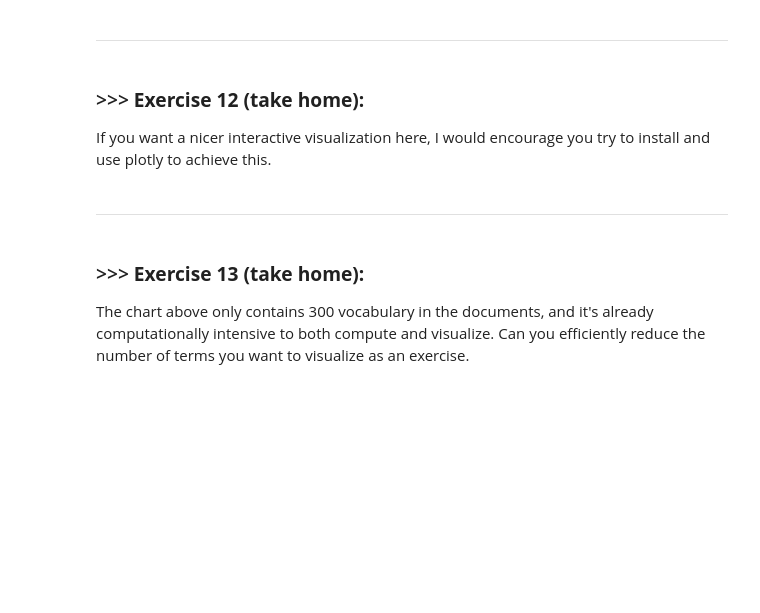
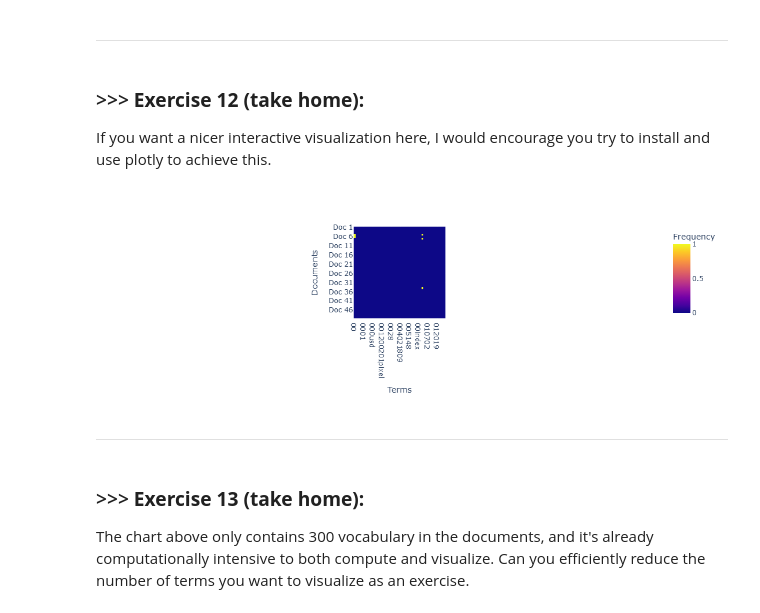
Before and after one commit to tseng0719/DM2025-Lab1-Exercise, a Jupyter notebook: DM2025-Lab1-Master.ipynb, the cells around one changed output. Saved outputs shown, nothing was run; the diff lists cells and outputs as text; code cells hidden in the pictures; blank space fills up the shorter version.

```diff
--- a/DM2025-Lab1-Master.ipynb
+++ b/DM2025-Lab1-Master.ipynb
@@ -1038,3 +1244,20 @@ If you want a nicer interactive visualization here, I would encourage you try to
+# %%
+# Answer here
+import plotly.express as px
+import pandas as pd
+
+X_sample = X_counts[:50, :50].toarray()  # 取前50篇文章、前50個單字
+feature_names = count_vect.get_feature_names_out()[:50]
+
+df = pd.DataFrame(X_sample, columns=feature_names)
+
+fig = px.imshow(df,
+                labels=dict(x="Terms", y="Documents", color="Frequency"),
+                x=df.columns,
+                y=[f"Doc {i+1}" for i in range(df.shape[0])])
+fig.show()
+# %% [output]
+[figure, added]
 # %% [markdown]
 ---
 # %% [markdown]
```
Also changed, not shown: parts of 30 cells of this notebook.
